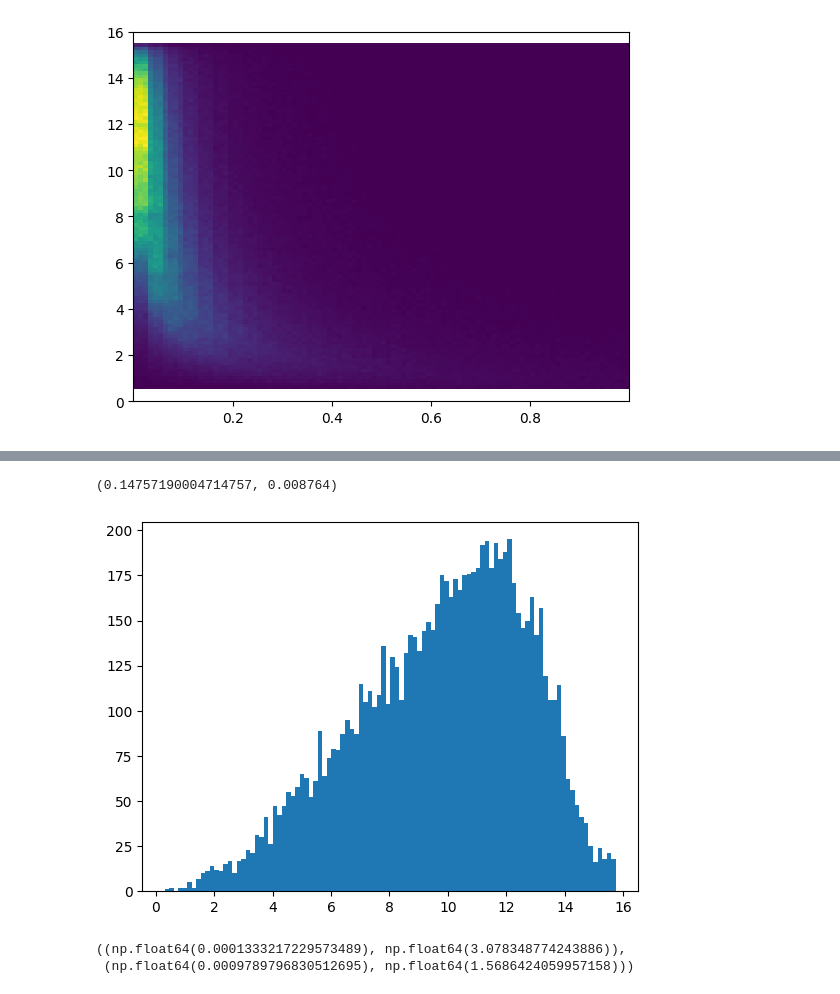
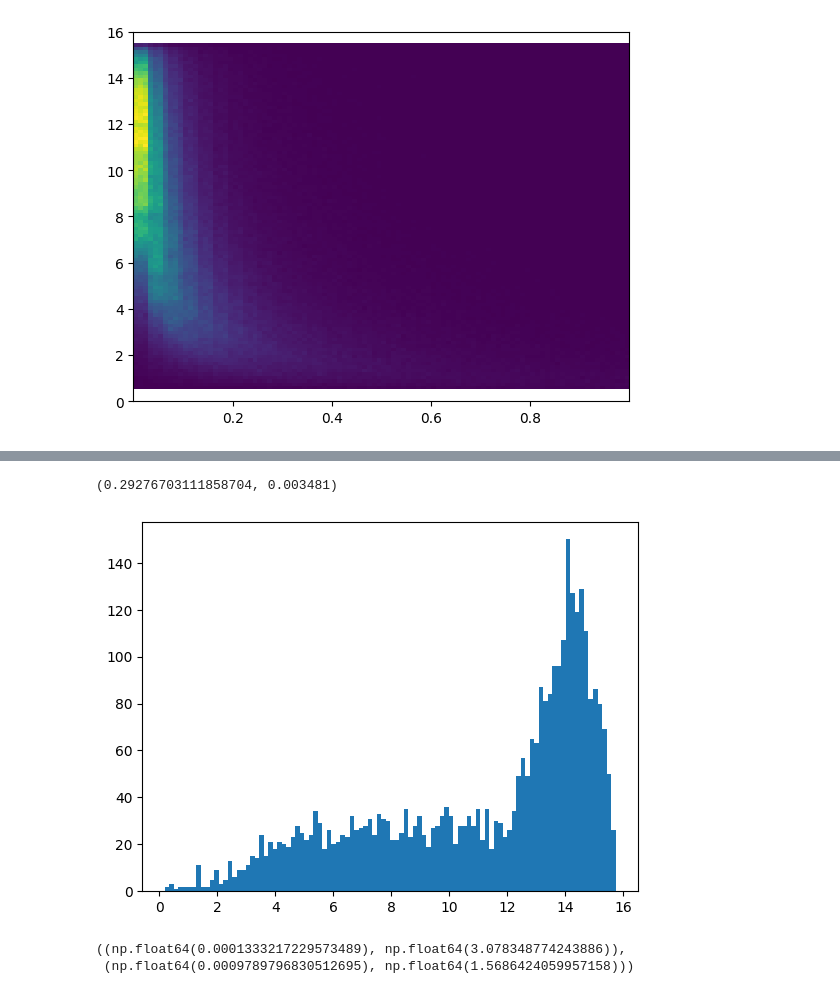
Before and after one commit to SciDev5/magnetic_recoil_spectrometer_tools, a Jupyter notebook: montecarlo_0.ipynb, the cells around one changed output, grey strips where cells are left out. Saved outputs shown, nothing was run; the diff lists cells and outputs as text; code cells hidden in the pictures.

```diff
--- a/montecarlo_0.ipynb
+++ b/montecarlo_0.ipynb
@@ -168,11 +168,19 @@ def sample_distr_1_1(
     return x0
 
 
-def random_partition(rel_probabilities: npt.ArrayLike, count: int) -> ty.Iterable[int]:
-    random_vals = np.random.random(count)
-    distr = np.cumsum(rel_probabilities)
-    distr /= distr[-1]
-    return np.diff([0] + [np.sum(random_vals < threshold) for threshold in distr])
+def random_partition(rel_probabilities: npt.ArrayLike, count: int) -> npt.NDArray:
+    out = []
+    rel_probabilities = np.array(rel_probabilities)
+    rel_probabilities /= rel_probabilities.sum()
+    probability_accum = 0
+    for probability in rel_probabilities[:-1]:
+        p = np.clip(probability / (1 - probability_accum), 0, 1)
+        take = np.random.binomial(count, p)
+        probability_accum += probability
+        count -= take
+        out.append(take)
+    out.append(count)
+    return np.array(out)
 # %%
 # ( [energy/J; n], [stopping_power/(J/m); n] )
 SRXMData = tuple[npt.NDArray,npt.NDArray]
@@ -280,8 +327,8 @@ def acceptance(
 
     return angle_out, angle_phi_out, pos_x_out, pos_y_out, energy_out
 # %%
-VB = []
-VC = []
+# VB = []
+# VC = []
 def gen_cross_section_compton(
     electron_number_density: float,  # electrons/m^3
     phot_energy_range: npt.NDArray,  # :: [energy/J; n]
@@ -339,8 +386,8 @@ def gen_cross_section_compton(
         phot_angle_out = sample_distr_1_1(
             count, phot_scattering_angle_distr, phot_energy_in
         )
-        VB.append(phot_angle_out)
-        VC.append(compton_elec_params(phot_energy_in, phot_angle_out)[0])
+        # VB.append(phot_angle_out)
+        # VC.append(compton_elec_params(phot_energy_in, phot_angle_out)[0])
         return compton_elec_params(phot_energy_in, phot_angle_out)
 
     return csd_total, gen_rays
@@ -748,15 +1016,16 @@ Text(0, 0.5, 'electron energy /MeV')
 # %%
-tang = 0.025
+# tang = 0.025
+tang = 0.1
 an, en = (
     elec_angle[(elec_angle < tang) & (elec_energy > 0)],
     elec_energy[(elec_angle < tang) & (elec_energy > 0)],
 )
 # plt.hist2d(an,en)
 plt.hist(en / MeV, bins=100)
 an.size / elec_angle.size, an.size / 1000_000
 # %% [output]
-(0.14757190004714757, 0.008764)
+(0.29276703111858704, 0.003481)
-[figure, old version]
+[figure, new version]
 # %%
 VVB = (np.array([x for x in VB for x in x]).flatten())
 VVC = (np.array([x for x in VC for x in x]).flatten())
```
Also changed, not shown: parts of 17 cells of this notebook, 7 other files.
